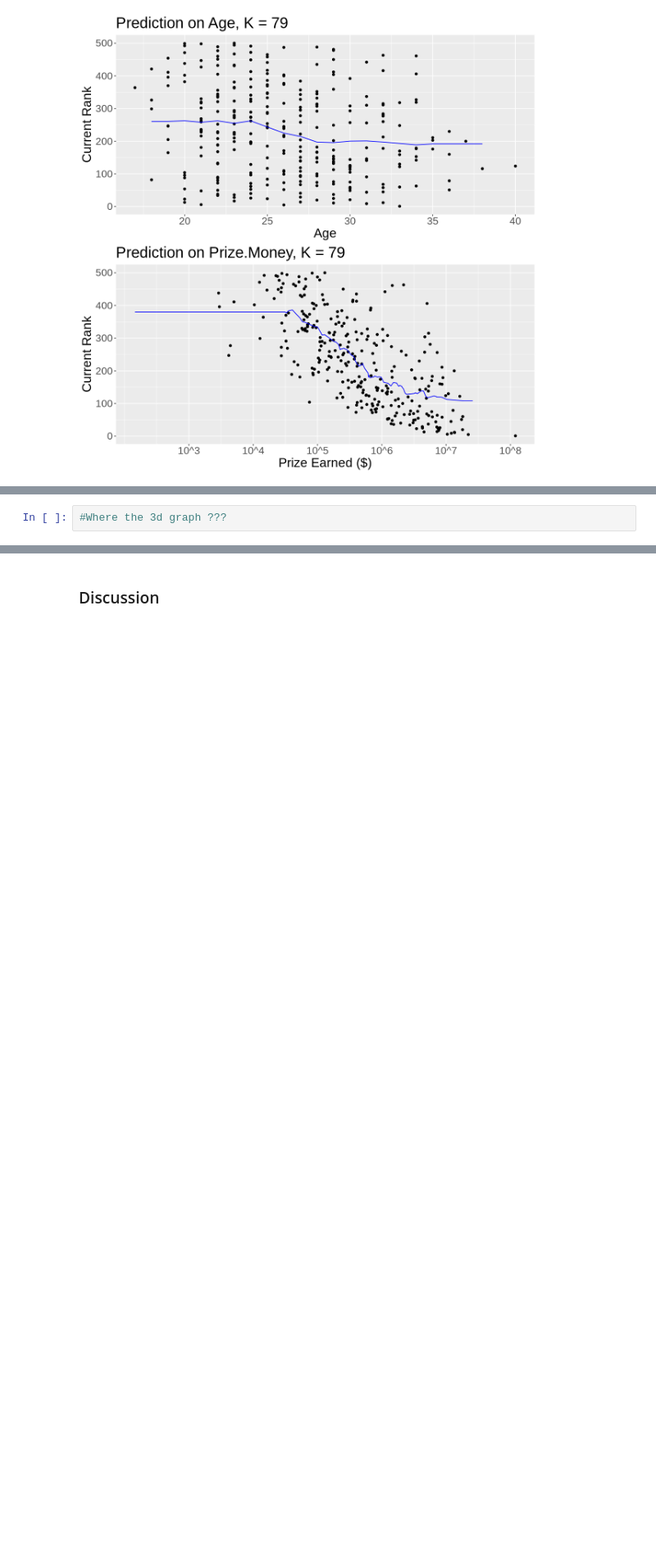
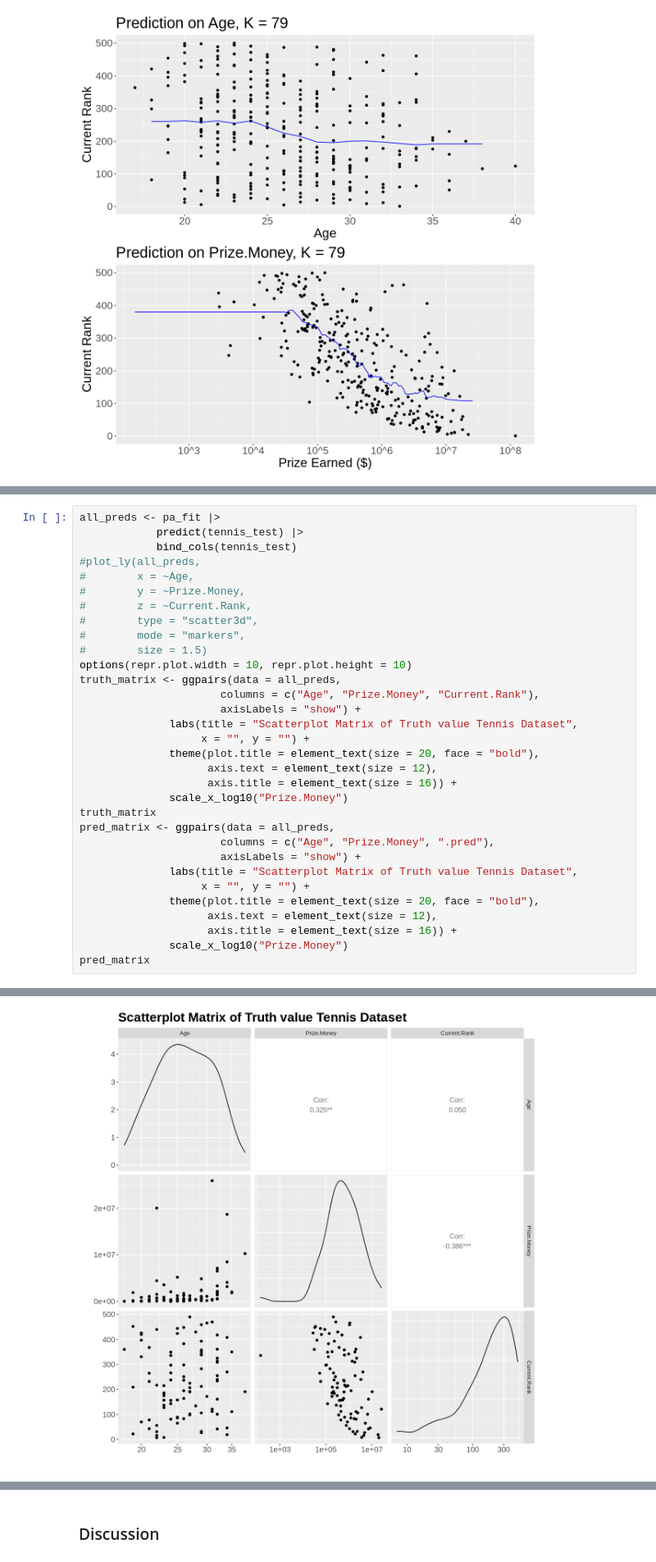
Before and after one commit to tarauboviccc/DSCI100_105_group_project, a Jupyter notebook: final_report.ipynb, the cells around one changed output, grey strips where cells are left out. Shown at 82% size. Saved outputs shown, nothing was run; the diff lists cells and outputs as text; blank space fills up the shorter version.

Commit message:
Create matrix graph

```diff
--- a/final_report.ipynb
+++ b/final_report.ipynb
@@ -892,2 +847,33 @@ prize_pa_plot
 # %%
-#Where the 3d graph ???
+all_preds <- pa_fit |>
+            predict(tennis_test) |>
+            bind_cols(tennis_test)
+#plot_ly(all_preds,
+#        x = ~Age,
+#        y = ~Prize.Money,
+#        z = ~Current.Rank,
+#        type = "scatter3d",
+#        mode = "markers",
+#        size = 1.5)
+options(repr.plot.width = 10, repr.plot.height = 10)
+truth_matrix <- ggpairs(data = all_preds,
+                      columns = c("Age", "Prize.Money", "Current.Rank"),
+                      axisLabels = "show") +
+              labs(title = "Scatterplot Matrix of Truth value Tennis Dataset",
+                   x = "", y = "") +
+              theme(plot.title = element_text(size = 20, face = "bold"),
+                    axis.text = element_text(size = 12),
+                    axis.title = element_text(size = 16)) +
+              scale_x_log10("Prize.Money")
+truth_matrix
+pred_matrix <- ggpairs(data = all_preds,
+                      columns = c("Age", "Prize.Money", ".pred"),
+                      axisLabels = "show") +
+              labs(title = "Scatterplot Matrix of Truth value Tennis Dataset",
+                   x = "", y = "") +
+              theme(plot.title = element_text(size = 20, face = "bold"),
+                    axis.text = element_text(size = 12),
+                    axis.title = element_text(size = 16)) +
+              scale_x_log10("Prize.Money")
+pred_matrix
+# %% [output]
@@ -893,0 +897 @@ prize_pa_plot
+[figure, added]
```
Also changed, not shown: parts of 7 cells of this notebook.
